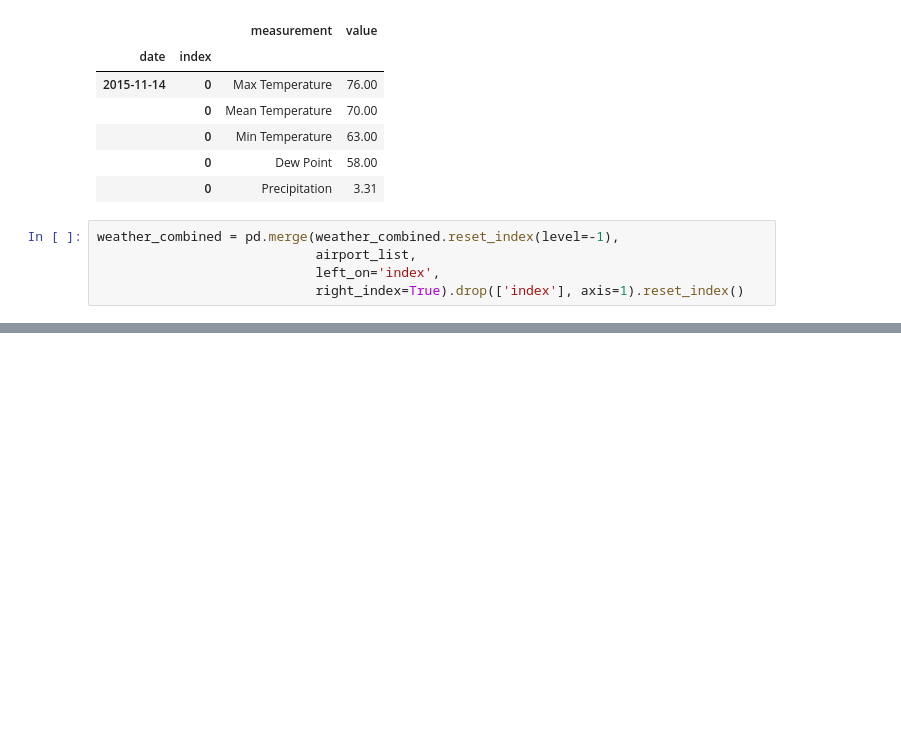
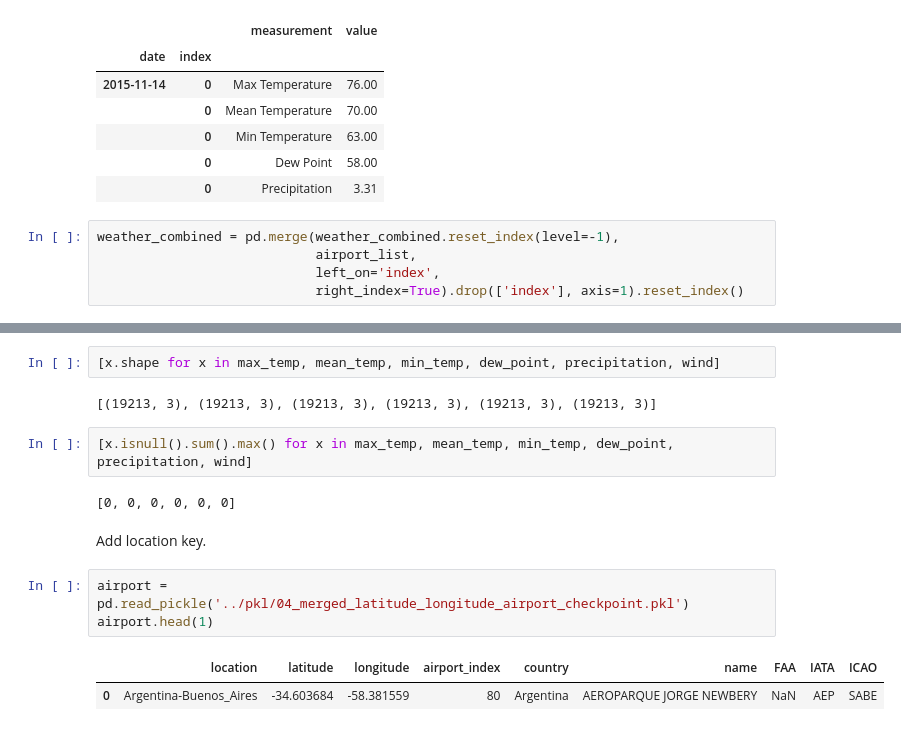
Before and after one commit to mlgill/zika_prediction, a Jupyter notebook: notebooks/04_scrape_weekly_weather_data.ipynb, the cells around one changed output, grey strips where cells are left out. Saved outputs shown, nothing was run; the diff lists cells and outputs as text; blank space fills up the shorter version.

```diff
--- a/notebooks/04_scrape_weekly_weather_data.ipynb
+++ b/notebooks/04_scrape_weekly_weather_data.ipynb
@@ -254,0 +314,16 @@ weather_combined = pd.merge(weather_combined.reset_index(level=-1),
+# %%
+[x.shape for x in max_temp, mean_temp, min_temp, dew_point, precipitation, wind]
+# %% [output]
+[(19213, 3), (19213, 3), (19213, 3), (19213, 3), (19213, 3), (19213, 3)]
+# %%
+[x.isnull().sum().max() for x in max_temp, mean_temp, min_temp, dew_point, precipitation, wind]
+# %% [output]
+[0, 0, 0, 0, 0, 0]
+# %% [markdown]
+Add location key.
+# %%
+airport = pd.read_pickle('../pkl/04_merged_latitude_longitude_airport_checkpoint.pkl')
+airport.head(1)
+# %% [output]
+|  | location | latitude | longitude | airport_index | country | name | FAA | IATA | ICAO |
+| 0 | Argentina-Buenos_Aires | -34.603684 | -58.381559 | 80 | Argentina | AEROPARQUE JORGE NEWBERY | NaN | AEP | SABE |
```
Also changed, not shown: parts of 26 cells of this notebook.
